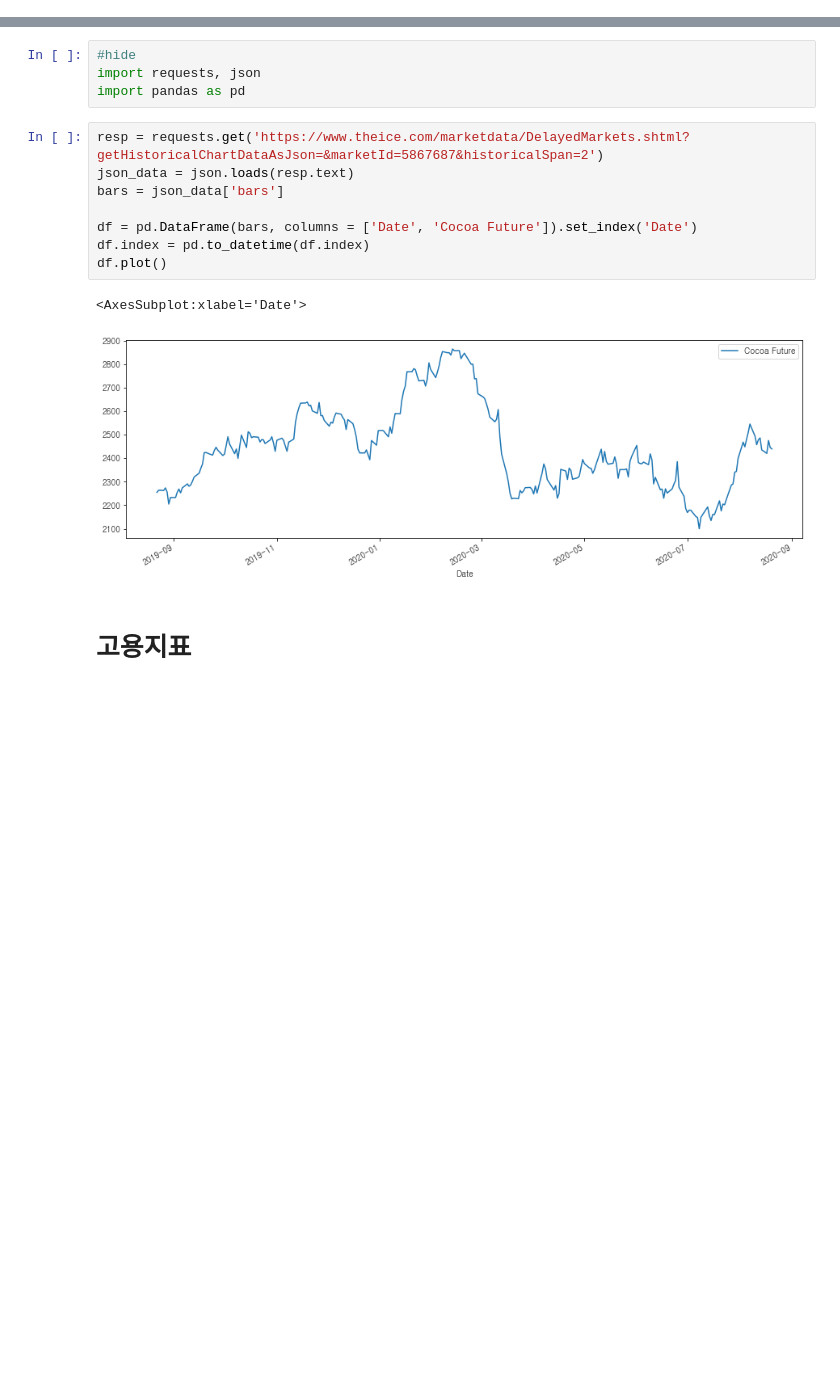
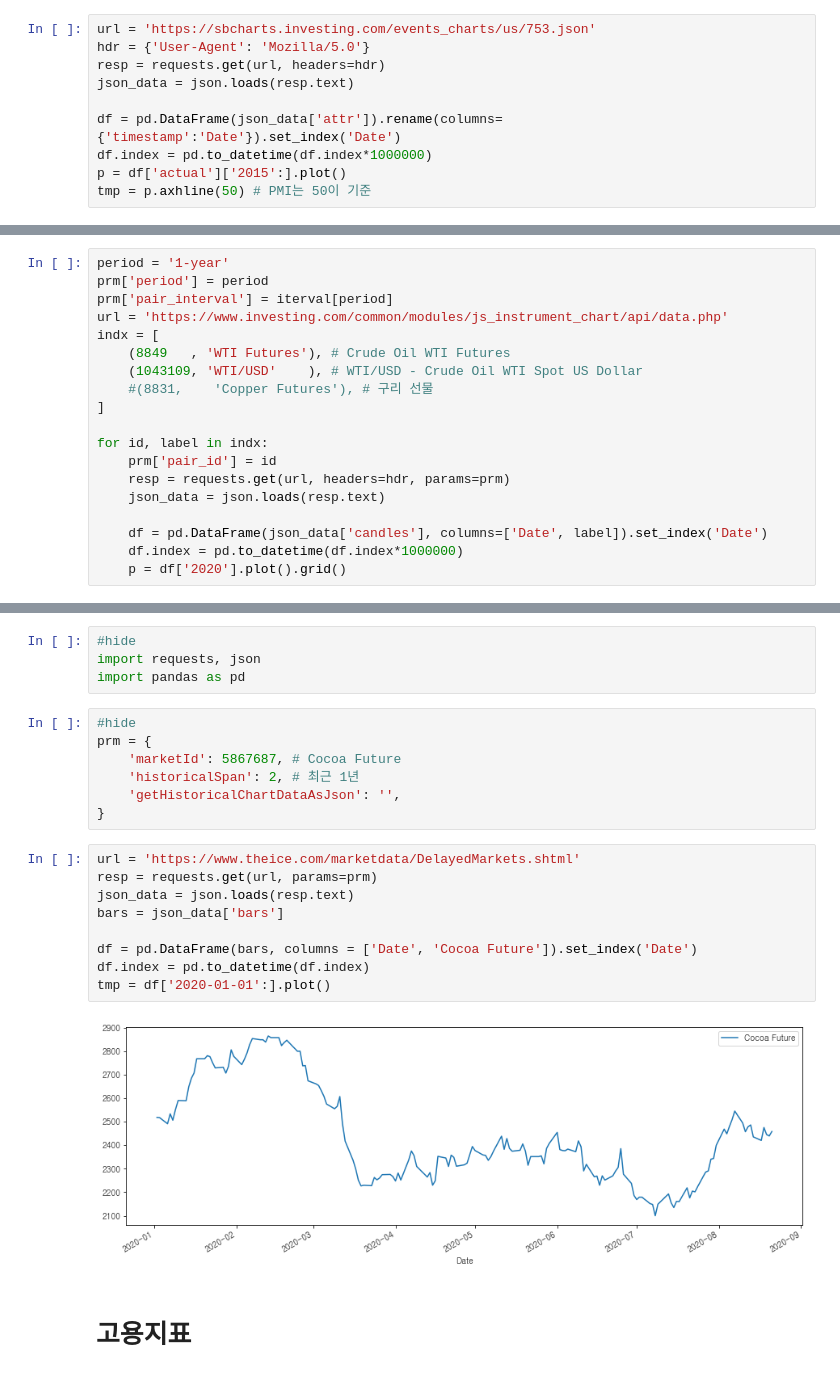
Before and after one commit to reddiana/blog, a Jupyter notebook: _notebooks/2020-08-19-Economic_indicators.ipynb, the cells around one changed output, grey strips where cells are left out. Cells and saved outputs as stored; diff of their text form; blank space fills up the shorter version.

```diff
--- a/_notebooks/2020-08-19-Economic_indicators.ipynb
+++ b/_notebooks/2020-08-19-Economic_indicators.ipynb
@@ -50,0 +53,10 @@ p.legend(loc='lower left')
+# %%
+url = 'https://sbcharts.investing.com/events_charts/us/753.json'
+hdr = {'User-Agent': 'Mozilla/5.0'}
+resp = requests.get(url, headers=hdr)
+json_data = json.loads(resp.text)
+
+df = pd.DataFrame(json_data['attr']).rename(columns={'timestamp':'Date'}).set_index('Date')
+df.index = pd.to_datetime(df.index*1000000)
+p = df['actual']['2015':].plot()
+tmp = p.axhline(50) # PMI는 50이 기준
@@ -52,0 +102,19 @@ p.legend(loc='lower left')
+# %%
+period = '1-year'
+prm['period'] = period
+prm['pair_interval'] = iterval[period]
+url = 'https://www.investing.com/common/modules/js_instrument_chart/api/data.php'
+indx = [
+    (8849   , 'WTI Futures'), # Crude Oil WTI Futures
+    (1043109, 'WTI/USD'    ), # WTI/USD - Crude Oil WTI Spot US Dollar
+    #(8831,    'Copper Futures'), # 구리 선물
+]
+
+for id, label in indx:
+    prm['pair_id'] = id
+    resp = requests.get(url, headers=hdr, params=prm)
+    json_data = json.loads(resp.text)
+
+    df = pd.DataFrame(json_data['candles'], columns=['Date', label]).set_index('Date')
+    df.index = pd.to_datetime(df.index*1000000)
+    p = df['2020'].plot().grid()
@@ -68,17 +145,24 @@ p.legend(loc='lower left')
 #hide
 import requests, json
 import pandas as pd
+# %%
+#hide
+prm = {
+    'marketId': 5867687, # Cocoa Future
+    'historicalSpan': 2, # 최근 1년
+    'getHistoricalChartDataAsJson': '',
+}
 # %%
-resp = requests.get('https://www.theice.com/marketdata/DelayedMarkets.shtml?getHistoricalChartDataAsJson=&marketId=5867687&historicalSpan=2')
+url = 'https://www.theice.com/marketdata/DelayedMarkets.shtml'
+resp = requests.get(url, params=prm)
 json_data = json.loads(resp.text)
 bars = json_data['bars']
 
 df = pd.DataFrame(bars, columns = ['Date', 'Cocoa Future']).set_index('Date')
 df.index = pd.to_datetime(df.index)
-df.plot()
+tmp = df['2020-01-01':].plot()
 # %% [output]
-<AxesSubplot:xlabel='Date'>
-[figure, old version]
+[figure, new version]
 # %% [markdown]
 # 고용지표
 # %% [markdown]
```
Also changed, not shown: parts of 11 cells of this notebook.
